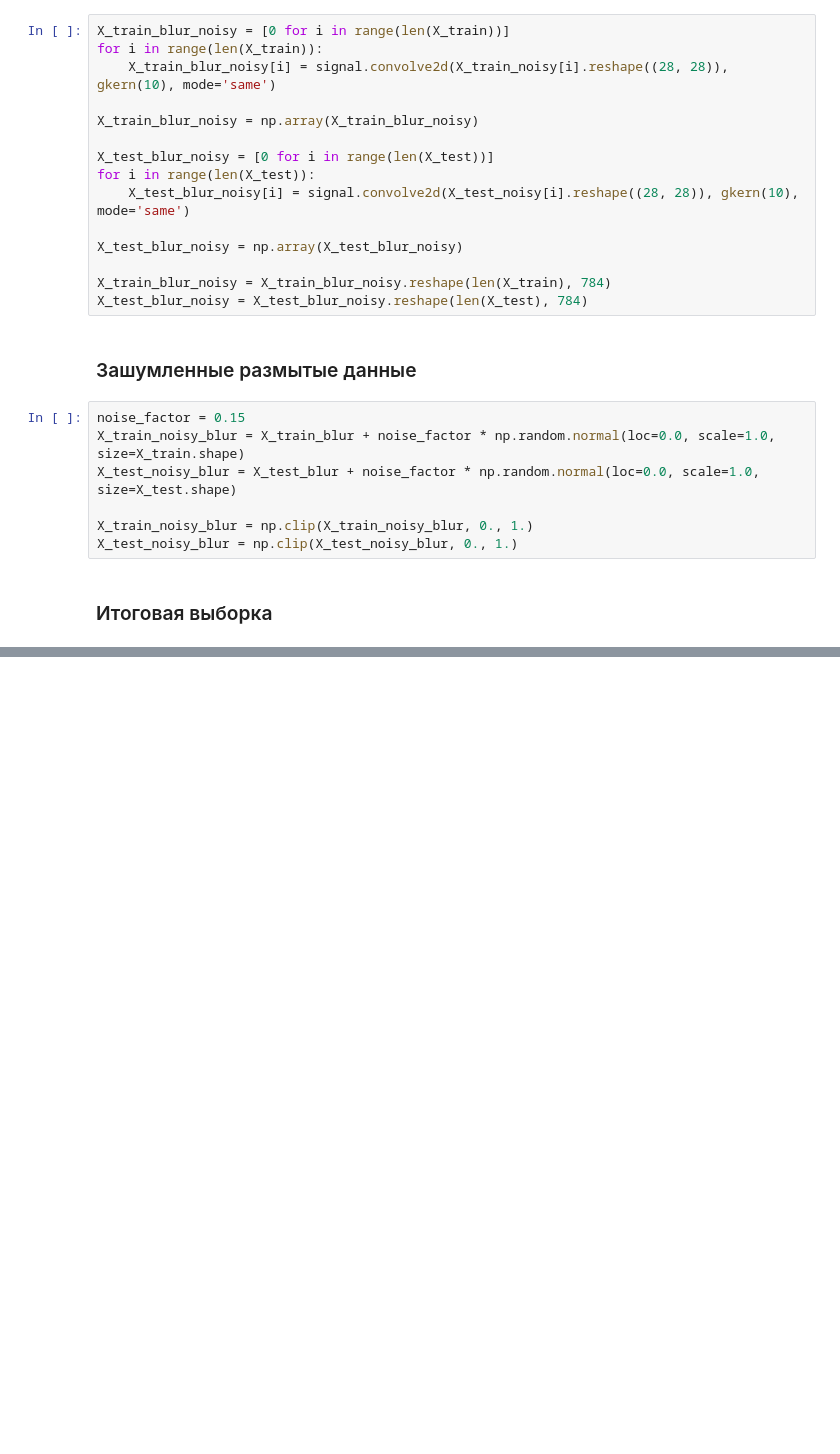
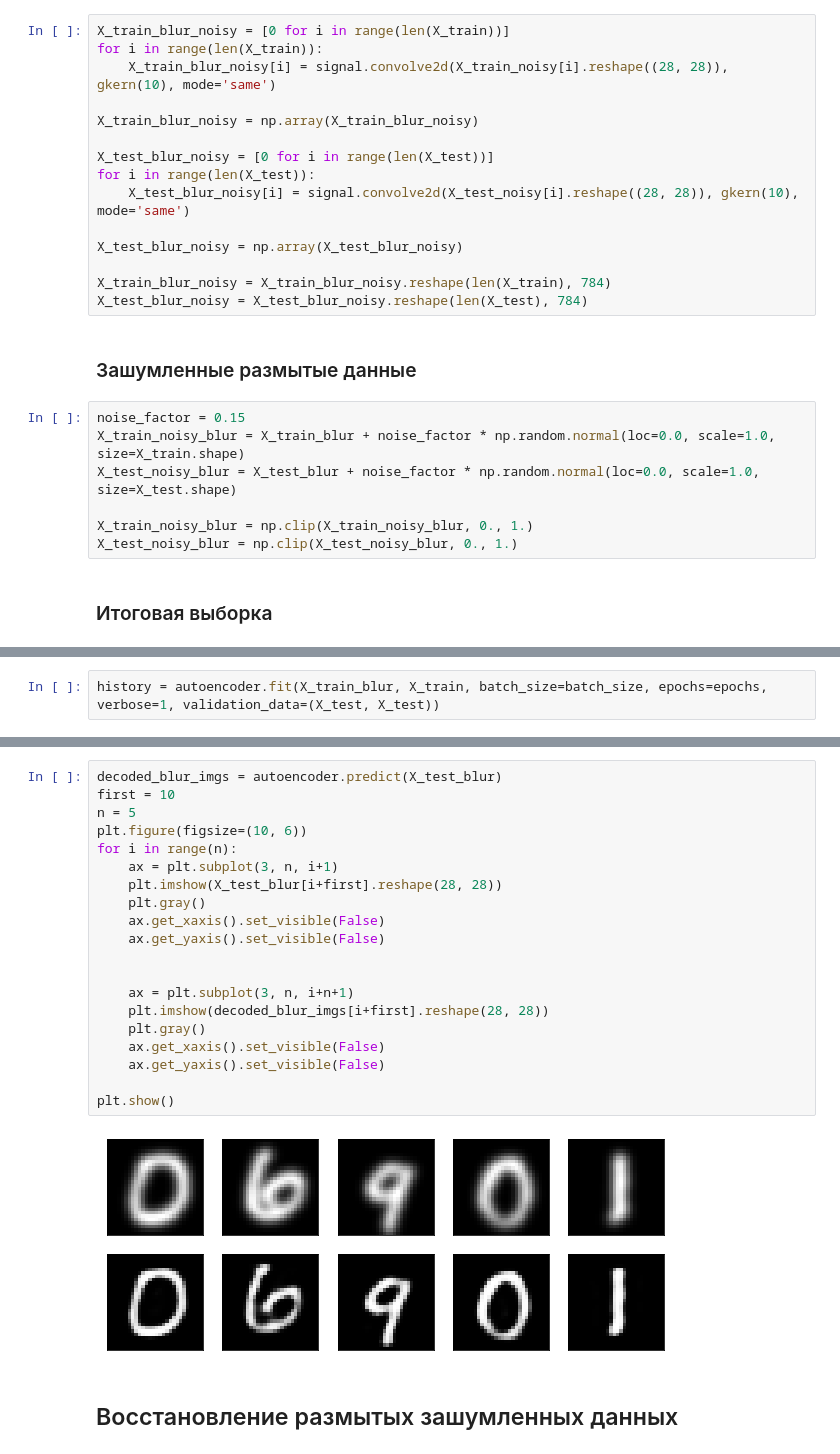
Before and after one commit to FainaIgnatishina/Autoencoders, a Jupyter notebook: Autoencoders.ipynb, the cells around one changed output, grey strips where cells are left out. Saved outputs shown, nothing was run; the diff lists cells and outputs as text; blank space fills up the shorter version.

```diff
--- a/Autoencoders.ipynb
+++ b/Autoencoders.ipynb
@@ -131,0 +259,2 @@ plt.show()
+# %%
+history = autoencoder.fit(X_train_blur, X_train, batch_size=batch_size, epochs=epochs, verbose=1, validation_data=(X_test, X_test))
@@ -131,0 +272,24 @@ plt.show()
+# %%
+decoded_blur_imgs = autoencoder.predict(X_test_blur)
+first = 10
+n = 5
+plt.figure(figsize=(10, 6))
+for i in range(n):
+    ax = plt.subplot(3, n, i+1)
+    plt.imshow(X_test_blur[i+first].reshape(28, 28))
+    plt.gray()
+    ax.get_xaxis().set_visible(False)
+    ax.get_yaxis().set_visible(False)
+
+
+    ax = plt.subplot(3, n, i+n+1)
+    plt.imshow(decoded_blur_imgs[i+first].reshape(28, 28))
+    plt.gray()
+    ax.get_xaxis().set_visible(False)
+    ax.get_yaxis().set_visible(False)
+
+plt.show()
+# %% [output]
+[figure, added]
+# %% [markdown]
+## Восстановление размытых зашумленных данных
```
Also changed, not shown: parts of 26 cells of this notebook.
